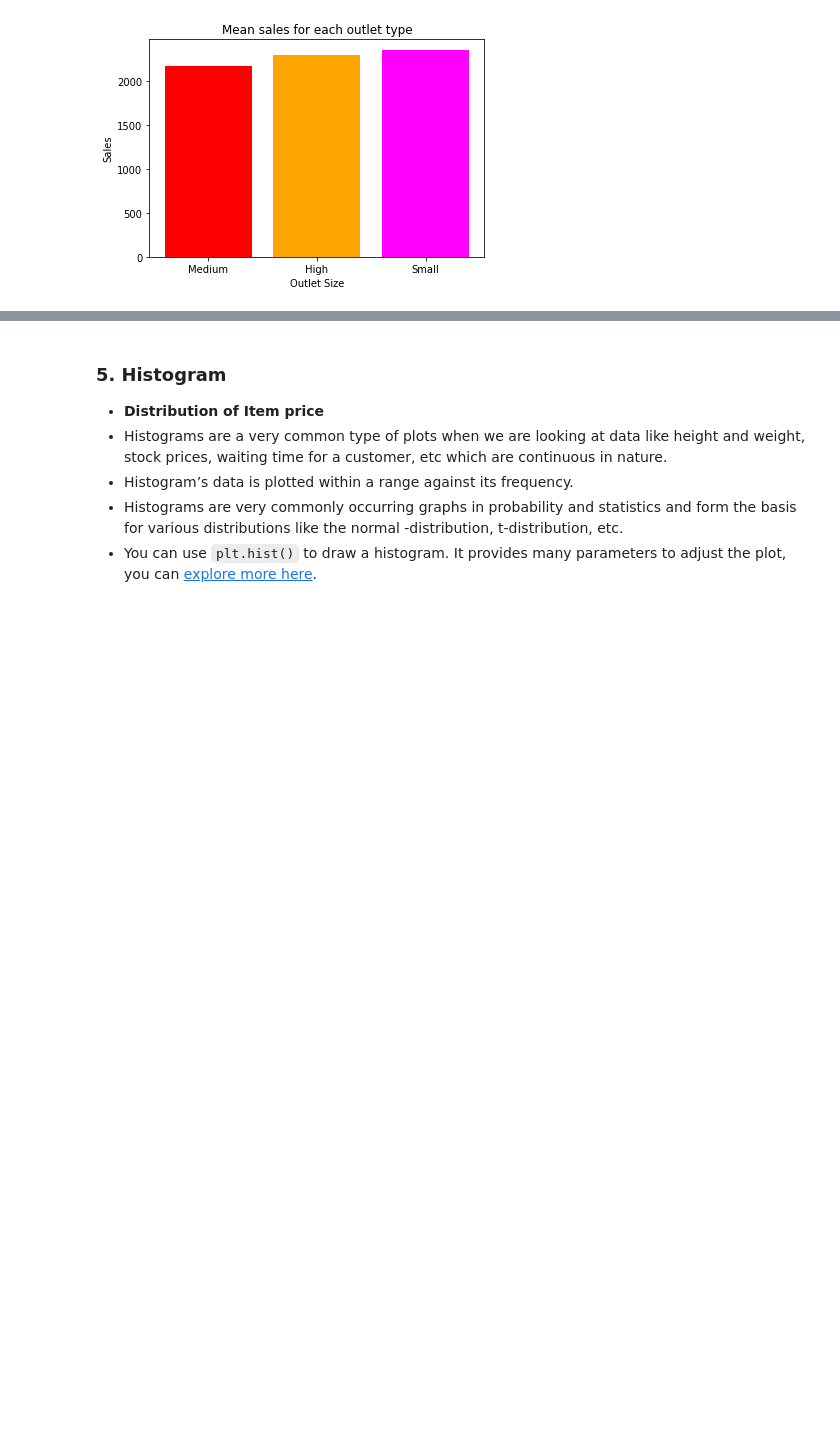
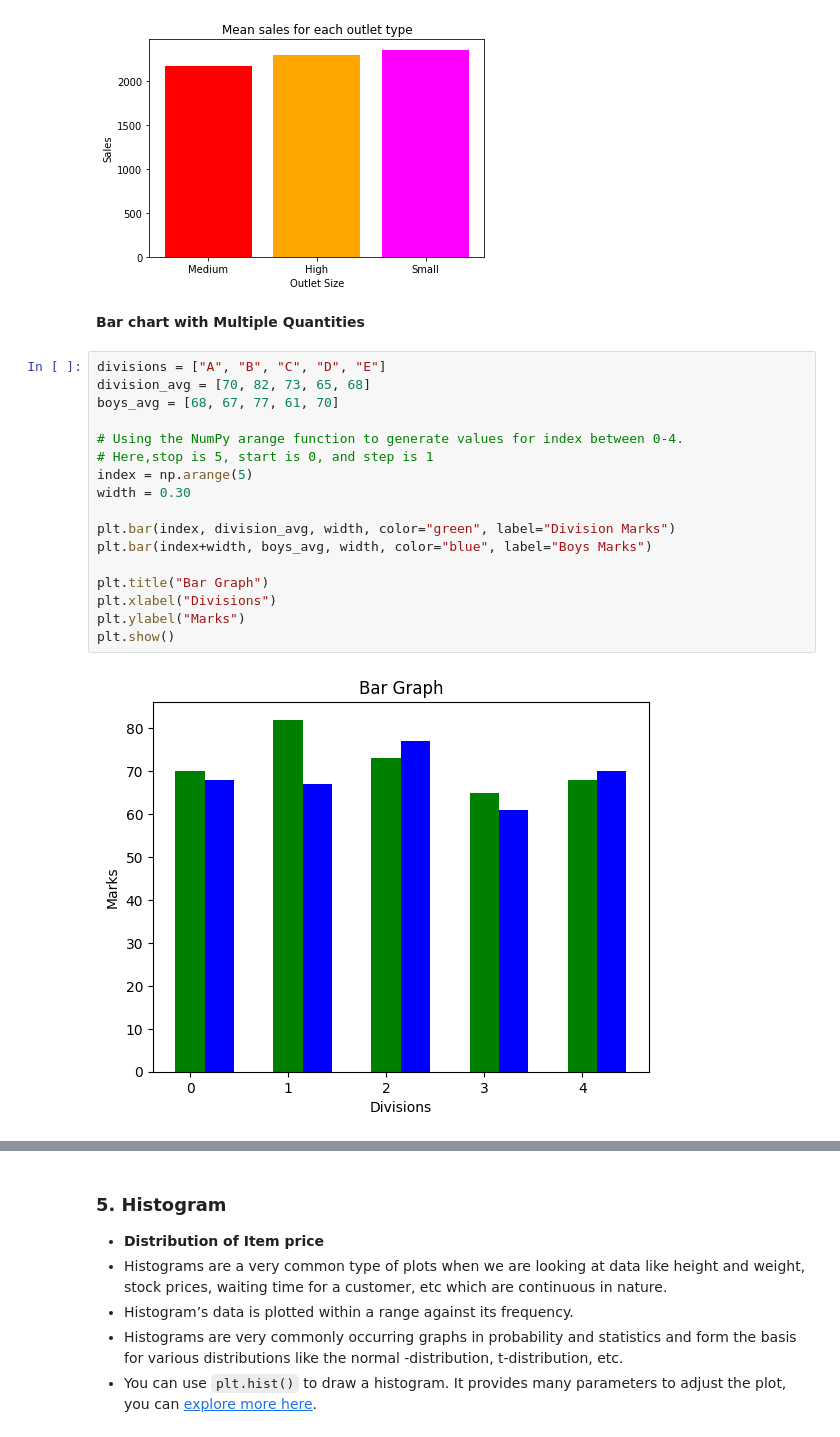
Before and after one commit to Adh101/TechAxis-Data-Science-with-Python-Notes, a Jupyter notebook: Visualization_with_Matplotlib.ipynb, the cells around one changed output, grey strips where cells are left out. Cells and saved outputs as stored; diff of their text form; blank space fills up the shorter version.

```diff
--- a/Visualization_with_Matplotlib.ipynb
+++ b/Visualization_with_Matplotlib.ipynb
@@ -320,3 +320,24 @@ plt.bar(x, y, color=['red', 'orange', 'magenta'])
 # %% [output]
 <BarContainer object of 3 artists>
 [figure]
+# %% [markdown]
+**Bar chart with Multiple Quantities**
+# %%
+divisions = ["A", "B", "C", "D", "E"]
+division_avg = [70, 82, 73, 65, 68]
+boys_avg = [68, 67, 77, 61, 70]
+
+# Using the NumPy arange function to generate values for index between 0-4.
+# Here,stop is 5, start is 0, and step is 1
+index = np.arange(5)
+width = 0.30
+
+plt.bar(index, division_avg, width, color="green", label="Division Marks")
+plt.bar(index+width, boys_avg, width, color="blue", label="Boys Marks")
+
+plt.title("Bar Graph")
+plt.xlabel("Divisions")
+plt.ylabel("Marks")
+plt.show()
+# %% [output]
+[figure, added]
```
Also changed, not shown: parts of 13 cells of this notebook.
